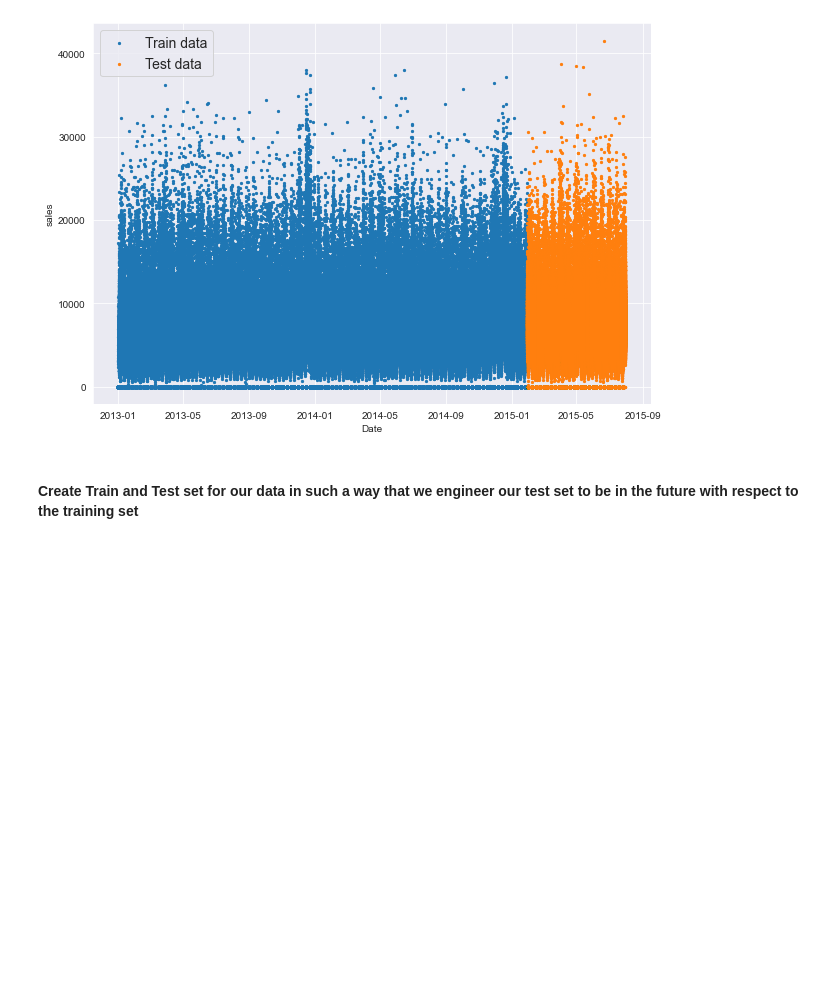
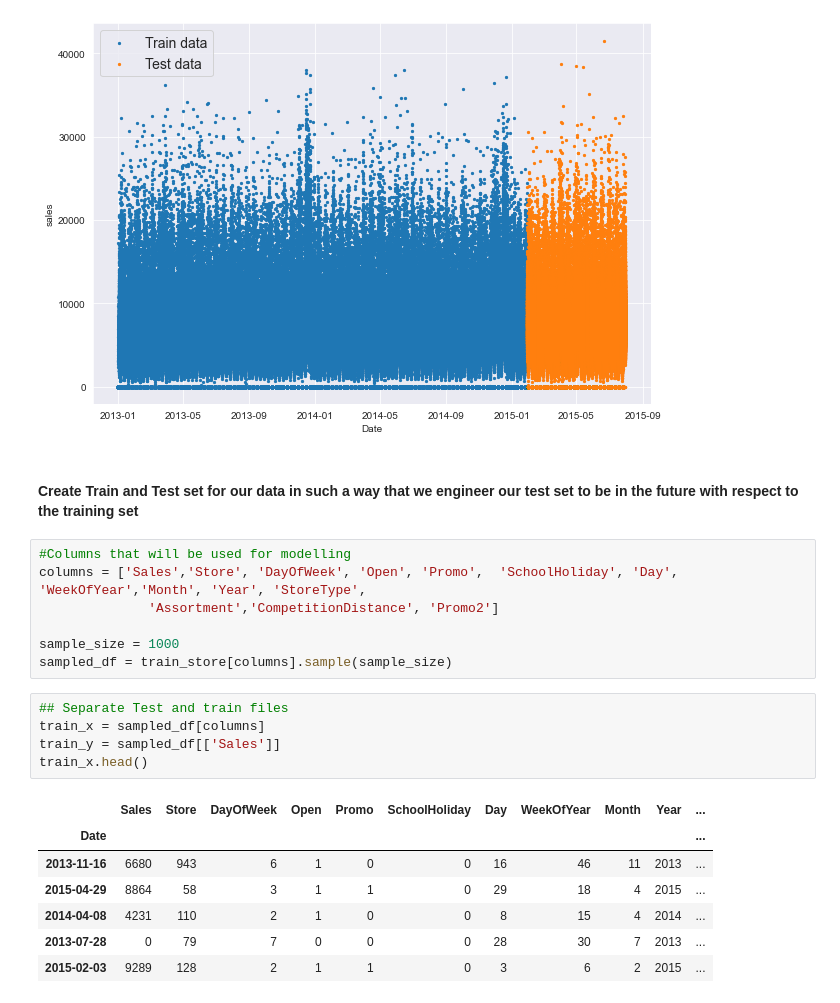
Before and after one commit to ProgrammingOperative/Pharmaceutical-Sales-Prediction, a Jupyter notebook: notebooks/Preprocessing.ipynb, the cells around one changed output. Saved outputs shown, nothing was run; the diff lists cells and outputs as text; blank space fills up the shorter version.

Commit message:
determine features to be used

```diff
--- a/notebooks/Preprocessing.ipynb
+++ b/notebooks/Preprocessing.ipynb
@@ -207,3 +207,23 @@ plt.show();
 [figure]
 # %% [markdown]
 #### Create Train and Test set for our data in such a way that we engineer our test set to be in the future with respect to the training set
+# %%
+#Columns that will be used for modelling
+columns = ['Sales','Store', 'DayOfWeek', 'Open', 'Promo',  'SchoolHoliday', 'Day', 'WeekOfYear','Month', 'Year', 'StoreType',
+              'Assortment','CompetitionDistance', 'Promo2']
+
+sample_size = 1000
+sampled_df = train_store[columns].sample(sample_size)
+# %%
+## Separate Test and train files
+train_x = sampled_df[columns]
+train_y = sampled_df[['Sales']]
+train_x.head()
+# %% [output]
+|  | Sales | Store | DayOfWeek | Open | Promo | SchoolHoliday | Day | WeekOfYear | Month | Year | ... |
+| Date |  |  |  |  |  |  |  |  |  |  | ... |
+| 2013-11-16 | 6680 | 943 | 6 | 1 | 0 | 0 | 16 | 46 | 11 | 2013 | ... |
+| 2015-04-29 | 8864 | 58 | 3 | 1 | 1 | 0 | 29 | 18 | 4 | 2015 | ... |
+| 2014-04-08 | 4231 | 110 | 2 | 1 | 0 | 0 | 8 | 15 | 4 | 2014 | ... |
+| 2013-07-28 | 0 | 79 | 7 | 0 | 0 | 0 | 28 | 30 | 7 | 2013 | ... |
+| 2015-02-03 | 9289 | 128 | 2 | 1 | 1 | 0 | 3 | 6 | 2 | 2015 | ... |
```
Also changed, not shown: parts of 1 cell of this notebook.
